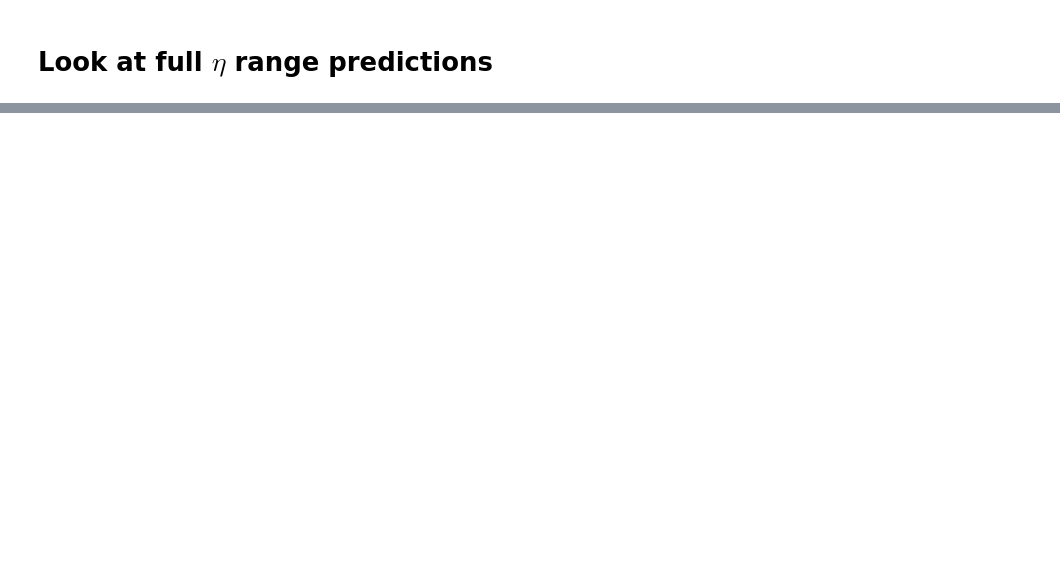
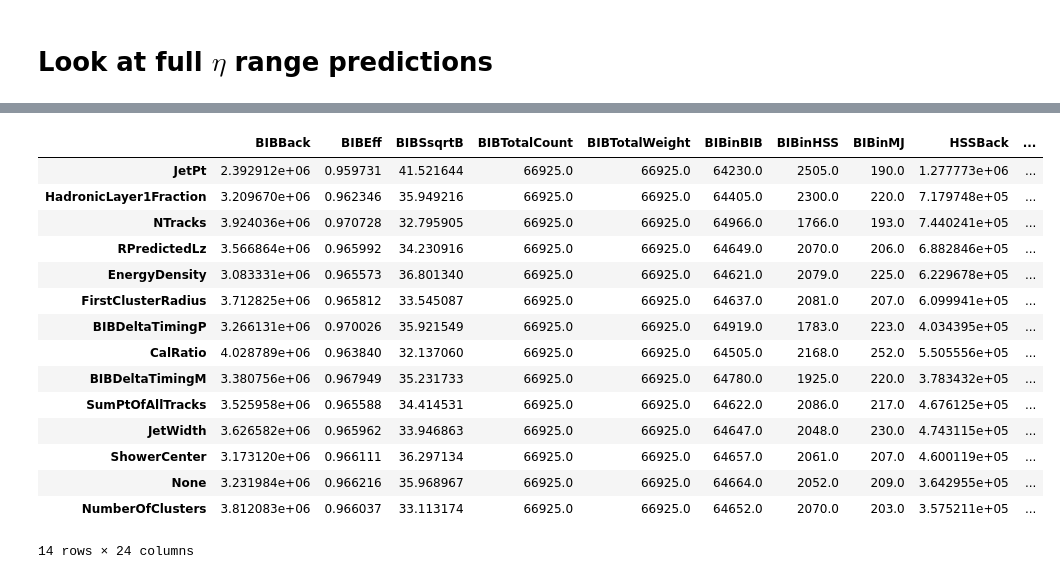
Before and after one commit to gordonwatts/JetCutStudies, a Jupyter notebook: notebooks/Training Variables.ipynb, the cells around one changed output, grey strips where cells are left out. Cells and saved outputs as stored; diff of their text form; code cells hidden in the pictures; blank space fills up the shorter version.

```diff
--- a/notebooks/Training Variables.ipynb
+++ b/notebooks/Training Variables.ipynb
@@ -301,0 +342,8 @@ r_full[-2]
+# %%
+r_rachel = remove_all_variables(all_events, {'RPredictedLxy', \
+                                              'CalRatio', 'HadronicLayer1Fraction', 'EnergyDensity', \
+                                              'JetEta', 'SumPtOfAllTracks', 'ShowerCenter', \
+                                              'JetPt', 'NTracks', 'NumberOfClusters', \
+                                              'FirstCellTiming', 'BIBDeltaTimingM', 'JetLat', 'JetWidth', 'FirstClusterRadius', \
+                                              'RPredictedLz', 'BIBDeltaTimingP', \
+                                              'JetLong', 'MaxTrackPt'})
@@ -301,0 +390,19 @@ r_full[-2]
+# %%
+r_rachel[-2]
+# %% [output]
+|  | BIBBack | BIBEff | BIBSsqrtB | BIBTotalCount | BIBTotalWeight | BIBinBIB | BIBinHSS | BIBinMJ | HSSBack | ... |
+| JetPt | 2.392912e+06 | 0.959731 | 41.521644 | 66925.0 | 66925.0 | 64230.0 | 2505.0 | 190.0 | 1.277773e+06 | ... |
+| HadronicLayer1Fraction | 3.209670e+06 | 0.962346 | 35.949216 | 66925.0 | 66925.0 | 64405.0 | 2300.0 | 220.0 | 7.179748e+05 | ... |
+| NTracks | 3.924036e+06 | 0.970728 | 32.795905 | 66925.0 | 66925.0 | 64966.0 | 1766.0 | 193.0 | 7.440241e+05 | ... |
+| RPredictedLz | 3.566864e+06 | 0.965992 | 34.230916 | 66925.0 | 66925.0 | 64649.0 | 2070.0 | 206.0 | 6.882846e+05 | ... |
+| EnergyDensity | 3.083331e+06 | 0.965573 | 36.801340 | 66925.0 | 66925.0 | 64621.0 | 2079.0 | 225.0 | 6.229678e+05 | ... |
+| FirstClusterRadius | 3.712825e+06 | 0.965812 | 33.545087 | 66925.0 | 66925.0 | 64637.0 | 2081.0 | 207.0 | 6.099941e+05 | ... |
+| BIBDeltaTimingP | 3.266131e+06 | 0.970026 | 35.921549 | 66925.0 | 66925.0 | 64919.0 | 1783.0 | 223.0 | 4.034395e+05 | ... |
+| CalRatio | 4.028789e+06 | 0.963840 | 32.137060 | 66925.0 | 66925.0 | 64505.0 | 2168.0 | 252.0 | 5.505556e+05 | ... |
+| BIBDeltaTimingM | 3.380756e+06 | 0.967949 | 35.231733 | 66925.0 | 66925.0 | 64780.0 | 1925.0 | 220.0 | 3.783432e+05 | ... |
+| SumPtOfAllTracks | 3.525958e+06 | 0.965588 | 34.414531 | 66925.0 | 66925.0 | 64622.0 | 2086.0 | 217.0 | 4.676125e+05 | ... |
+| JetWidth | 3.626582e+06 | 0.965962 | 33.946863 | 66925.0 | 66925.0 | 64647.0 | 2048.0 | 230.0 | 4.743115e+05 | ... |
+| ShowerCenter | 3.173120e+06 | 0.966111 | 36.297134 | 66925.0 | 66925.0 | 64657.0 | 2061.0 | 207.0 | 4.600119e+05 | ... |
+| None | 3.231984e+06 | 0.966216 | 35.968967 | 66925.0 | 66925.0 | 64664.0 | 2052.0 | 209.0 | 3.642955e+05 | ... |
+| NumberOfClusters | 3.812083e+06 | 0.966037 | 33.113174 | 66925.0 | 66925.0 | 64652.0 | 2070.0 | 203.0 | 3.575211e+05 | ... |
+14 rows × 24 columns
```
Also changed, not shown: parts of 14 cells of this notebook.
